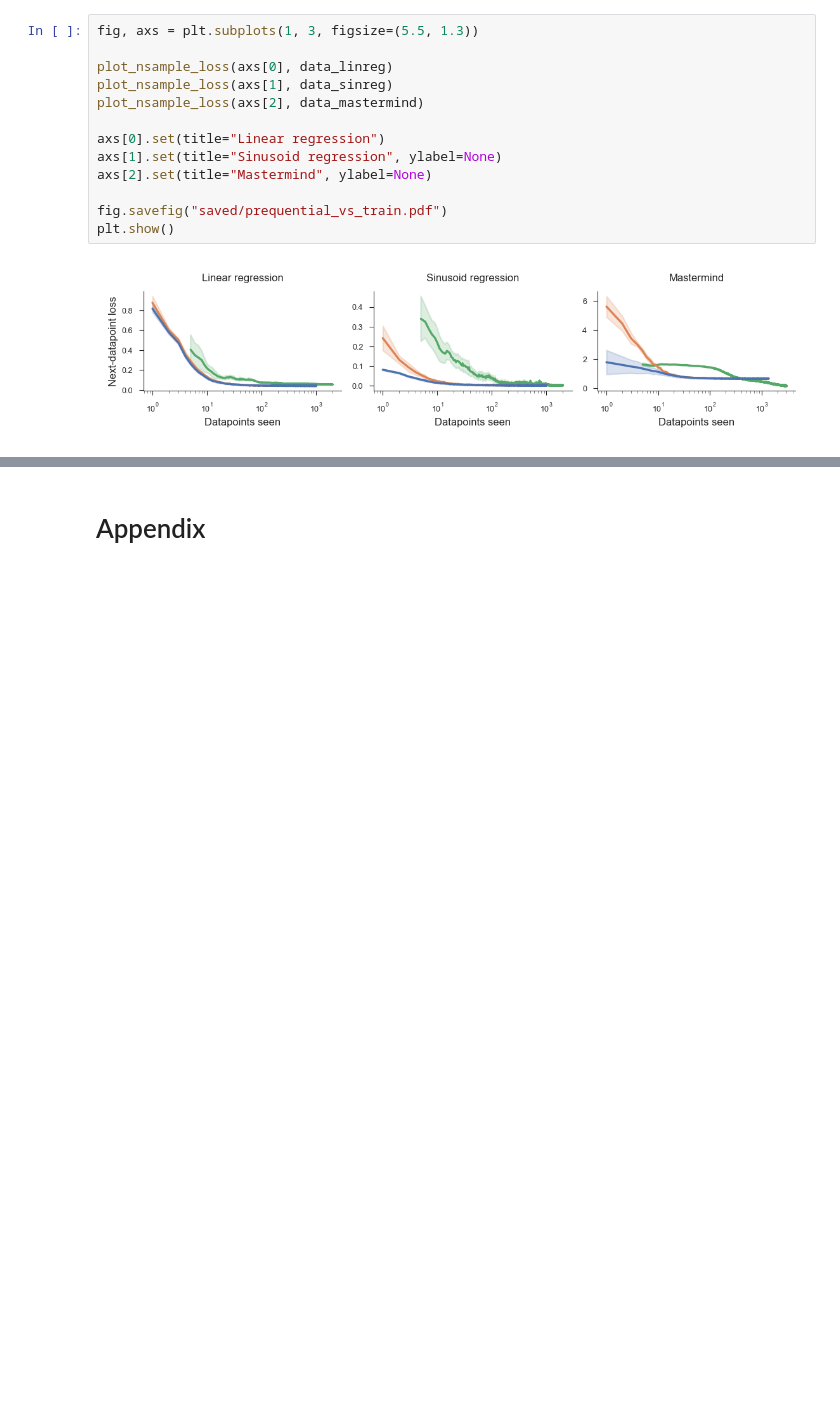
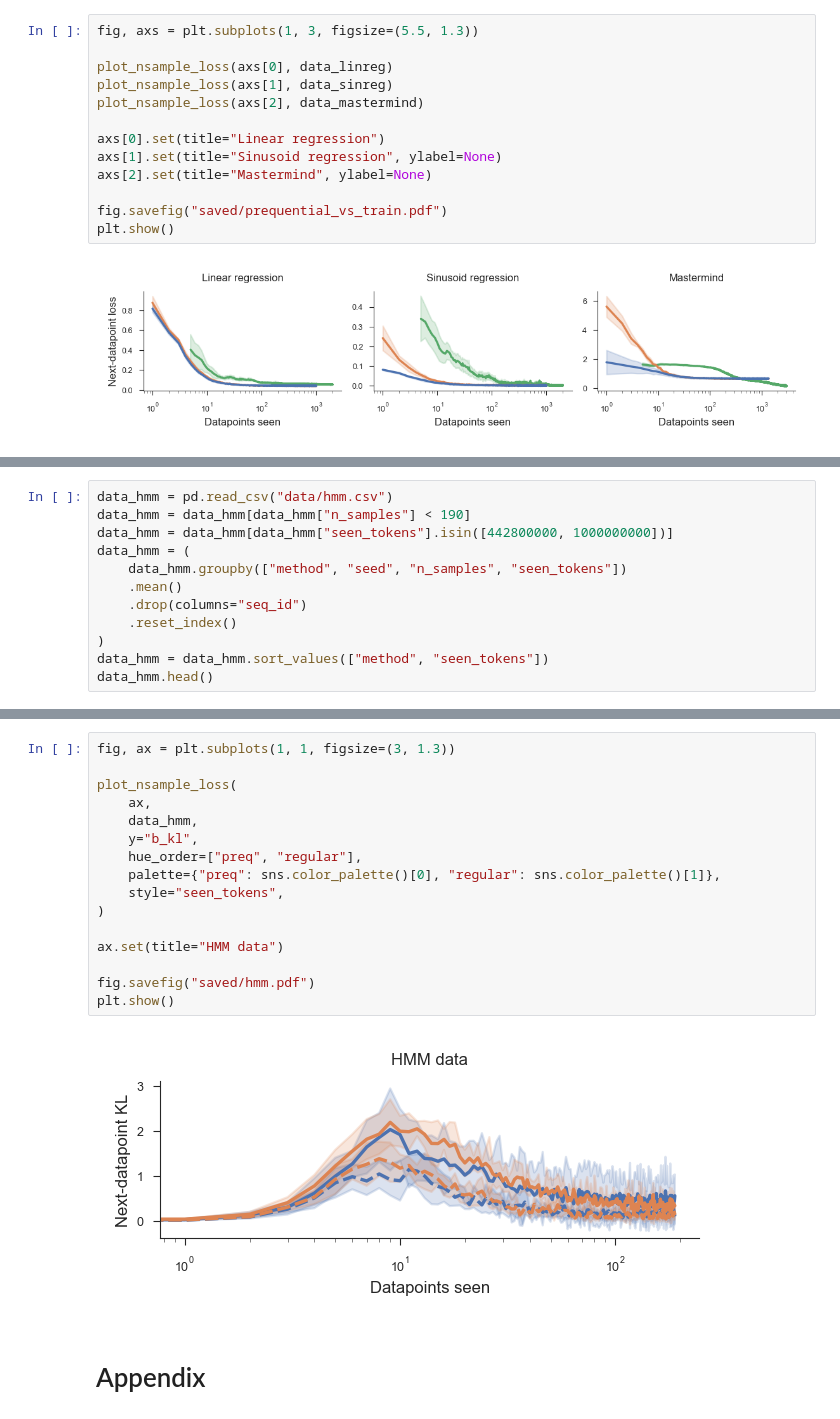
Before and after one commit to 3rdCore/PrequentialCode, a Jupyter notebook: papers/preprint/notebook.ipynb, the cells around one changed output, grey strips where cells are left out. Drawn from its saved outputs; the diff is of its cells as text; blank space fills up the shorter version.

```diff
--- a/papers/preprint/notebook.ipynb
+++ b/papers/preprint/notebook.ipynb
@@ -358,0 +469,12 @@ plt.show()
+# %%
+data_hmm = pd.read_csv("data/hmm.csv")
+data_hmm = data_hmm[data_hmm["n_samples"] < 190]
+data_hmm = data_hmm[data_hmm["seen_tokens"].isin([442800000, 1000000000])]
+data_hmm = (
+    data_hmm.groupby(["method", "seed", "n_samples", "seen_tokens"])
+    .mean()
+    .drop(columns="seq_id")
+    .reset_index()
+)
+data_hmm = data_hmm.sort_values(["method", "seen_tokens"])
+data_hmm.head()
@@ -359,3 +488,21 @@ plt.show()
+# %%
+fig, ax = plt.subplots(1, 1, figsize=(3, 1.3))
+
+plot_nsample_loss(
+    ax,
+    data_hmm,
+    y="b_kl",
+    hue_order=["preq", "regular"],
+    palette={"preq": sns.color_palette()[0], "regular": sns.color_palette()[1]},
+    style="seen_tokens",
+)
+
+ax.set(title="HMM data")
+
+fig.savefig("saved/hmm.pdf")
+plt.show()
+# %% [output]
+[figure, added]
 # %% [markdown]
 # Appendix
 # %% [markdown]
```
Also changed, not shown: parts of 8 cells of this notebook, 2 other files.
